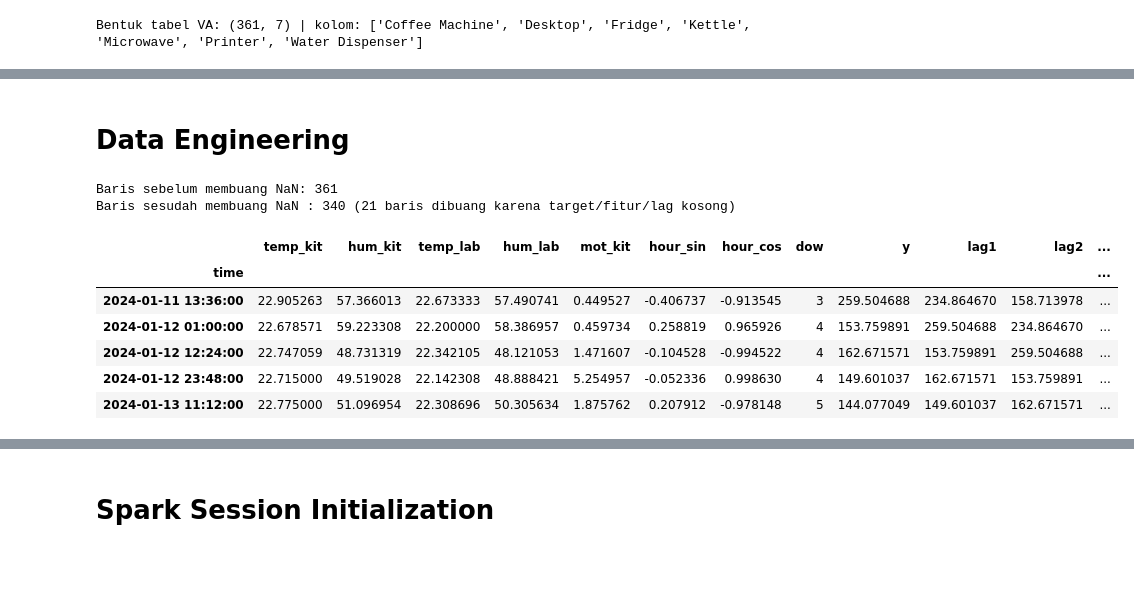
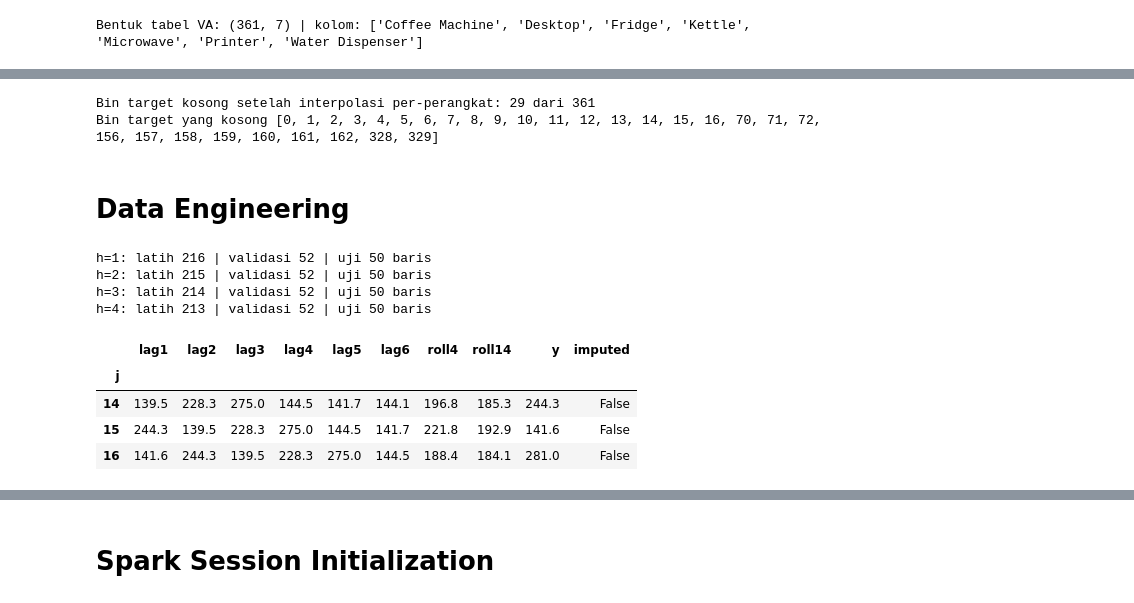
Before and after one commit to axelkrnwn/tes, a Jupyter notebook: code.ipynb, the cells around one changed output, grey strips where cells are left out. Cells and saved outputs as stored; diff of their text form; code cells hidden in the pictures; blank space fills up the shorter version.

Commit message:
Refactor: change from regression to time-series forecasting

```diff
--- a/code.ipynb
+++ b/code.ipynb
@@ -182,35 +106,57 @@ plt.show()
+# %%
+DEVICES.remove("Water Dispenser")
+# %%
+va_i = VA[DEVICES].interpolate(method="linear", limit=2, limit_area="inside")
+y_raw = va_i.sum(axis=1, min_count=len(DEVICES))
+
+print("\nBin target kosong setelah interpolasi per-perangkat:", int(y_raw.isna().sum()), "dari", len(y_raw))
+print("Bin target yang kosong",np.where(y_raw.isna())[0].tolist())
+# %% [output]
+Bin target kosong setelah interpolasi per-perangkat: 29 dari 361
+Bin target yang kosong [0, 1, 2, 3, 4, 5, 6, 7, 8, 9, 10, 11, 12, 13, 14, 15, 16, 70, 71, 72, 156, 157, 158, 159, 160, 161, 162, 328, 329]
+# %%
+first = y_raw.first_valid_index()
+ys = y_raw.loc[first:]
+imp = ys.isna().values
+y = ys.interpolate(method="linear").values
+N = len(y)
 # %% [markdown]
 # **Data Engineering**
 # %%
-feat = env.copy()
+FEATS = [f"lag{k}" for k in range(1, 7)] + ["roll4", "roll14"]
+MIN_ORIGIN = 13
+H_LIST = [1,2,3,4]
+i_tr, i_va = int(N * 0.70), int(N * 0.85)
 
-hour = feat.index.hour + feat.index.minute / 60
-feat["hour_sin"] = np.sin(2 * np.pi * hour / 24)
-feat["hour_cos"] = np.cos(2 * np.pi * hour / 24)
-feat["dow"] = feat.index.dayofweek
+SPLITS = {"train": range(0, i_tr), "val": range(i_tr, i_va), "test": range(i_va, N)}
 
-feat["y"] = y
-for k in (1, 2, 4):
-    feat[f"lag{k}"] = y.shift(k)
-feat["roll4"] = y.shift(1).rolling(4, min_periods=4).mean()
+def make_xy(h):
+    rows = []
+    for j in range(N):
+        o = j - h
+        if o < MIN_ORIGIN:
+            continue
+        f = [y[o - k + 1] for k in range(1, 7)] + [y[o - 3: o + 1].mean(), y[o - 13: o + 1].mean()]
+        rows.append([j] + f + [y[j]])
+    df = pd.DataFrame(rows, columns=["j"] + FEATS + ["y"]).set_index("j")
+    df["imputed"] = imp[df.index]
+    return df
 
-CAL = ["hour_sin", "hour_cos"]
-ENV = ["temp_lab", "temp_kit", "hum_lab", "hum_kit", "mot_kit"]
-LAG = ["lag1", "lag2", "lag4", "roll4"]
-NUM = CAL + ENV + LAG
-CAT = ["dow"]
+XY = {h: make_xy(h) for h in H_LIST}
+def part(h, split):
+    d = XY[h]
+    return d[(d.index.isin(list(SPLITS[split]))) & (~d["imputed"])]
 
-print("Baris sebelum membuang NaN:", len(feat))
-data = feat.dropna(subset=NUM + CAT + ["y"]).copy()
-print("Baris sesudah membuang NaN :", len(data), f"({len(feat) - len(data)} baris dibuang karena target/fitur/lag kosong)")
-display(data.head())
+for h in H_LIST:
+    print(f"h={h}: latih {len(part(h, 'train'))} | validasi {len(part(h, 'val'))} | uji {len(part(h, 'test'))} baris")
+display(part(1, "train").head(3).round(1))
 # %% [output]
-Baris sebelum membuang NaN: 361
-Baris sesudah membuang NaN : 340 (21 baris dibuang karena target/fitur/lag kosong)
+h=1: latih 216 | validasi 52 | uji 50 baris
+h=2: latih 215 | validasi 52 | uji 50 baris
+h=3: latih 214 | validasi 52 | uji 50 baris
+h=4: latih 213 | validasi 52 | uji 50 baris
-|  | temp_kit | hum_kit | temp_lab | hum_lab | mot_kit | hour_sin | hour_cos | dow | y | lag1 | lag2 | ... |
-| time |  |  |  |  |  |  |  |  |  |  |  | ... |
-| 2024-01-11 13:36:00 | 22.905263 | 57.366013 | 22.673333 | 57.490741 | 0.449527 | -0.406737 | -0.913545 | 3 | 259.504688 | 234.864670 | 158.713978 | ... |
-| 2024-01-12 01:00:00 | 22.678571 | 59.223308 | 22.200000 | 58.386957 | 0.459734 | 0.258819 | 0.965926 | 4 | 153.759891 | 259.504688 | 234.864670 | ... |
-| 2024-01-12 12:24:00 | 22.747059 | 48.731319 | 22.342105 | 48.121053 | 1.471607 | -0.104528 | -0.994522 | 4 | 162.671571 | 153.759891 | 259.504688 | ... |
-| 2024-01-12 23:48:00 | 22.715000 | 49.519028 | 22.142308 | 48.888421 | 5.254957 | -0.052336 | 0.998630 | 4 | 149.601037 | 162.671571 | 153.759891 | ... |
-| 2024-01-13 11:12:00 | 22.775000 | 51.096954 | 22.308696 | 50.305634 | 1.875762 | 0.207912 | -0.978148 | 5 | 144.077049 | 149.601037 | 162.671571 | ... |
+|  | lag1 | lag2 | lag3 | lag4 | lag5 | lag6 | roll4 | roll14 | y | imputed |
+| j |  |  |  |  |  |  |  |  |  |  |
+| 14 | 139.5 | 228.3 | 275.0 | 144.5 | 141.7 | 144.1 | 196.8 | 185.3 | 244.3 | False |
+| 15 | 244.3 | 139.5 | 228.3 | 275.0 | 144.5 | 141.7 | 221.8 | 192.9 | 141.6 | False |
+| 16 | 141.6 | 244.3 | 139.5 | 228.3 | 275.0 | 144.5 | 188.4 | 184.1 | 281.0 | False |
```
Also changed, not shown: parts of 13 cells of this notebook.
